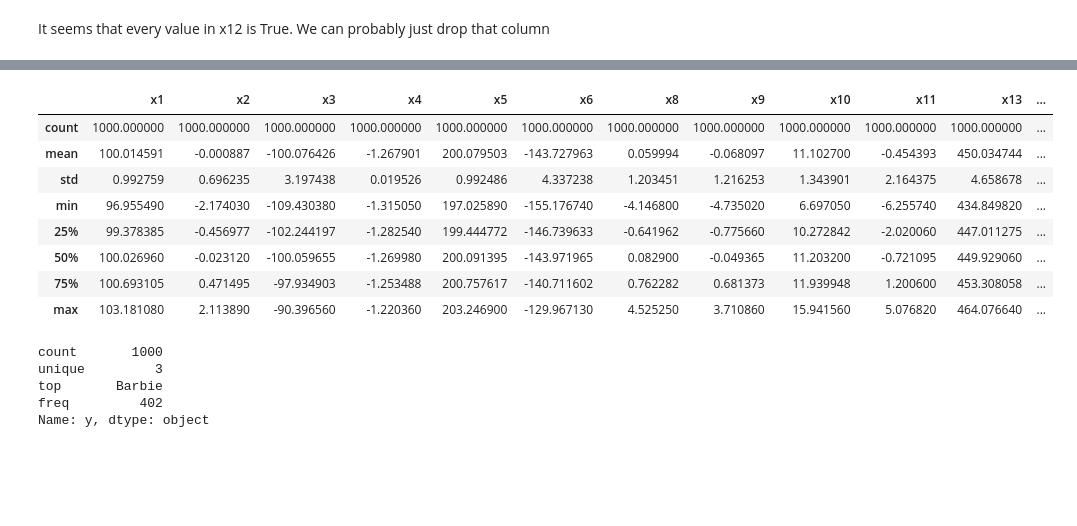
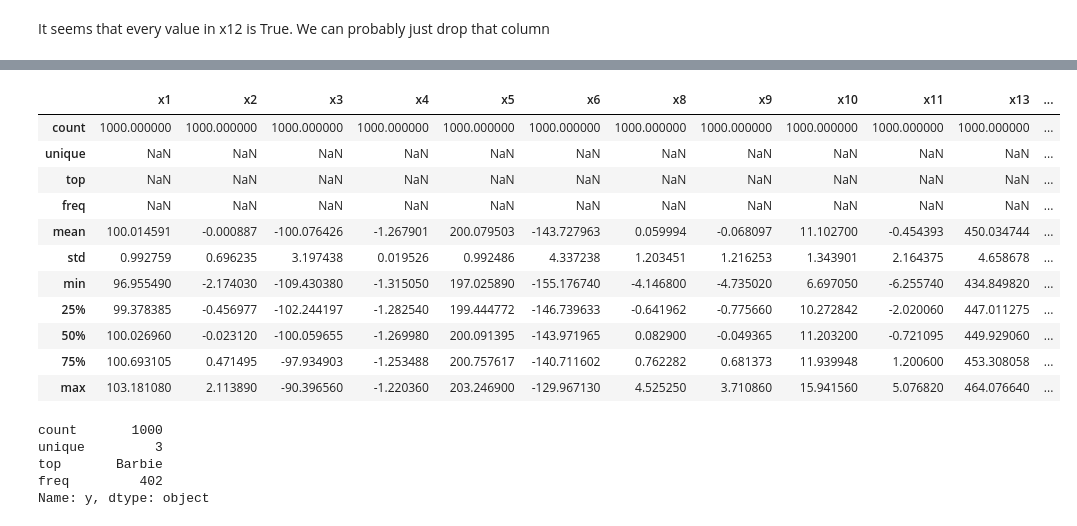
Before and after one commit to samshahriari/ML, a Jupyter notebook: Challenge/Classifier.ipynb, the cells around one changed output, grey strips where cells are left out. Cells and saved outputs as stored; diff of their text form; code cells hidden in the pictures; blank space fills up the shorter version.

```diff
--- a/Challenge/Classifier.ipynb
+++ b/Challenge/Classifier.ipynb
@@ -146,8 +153,11 @@ y = training_data.copy()['y']
 # %%
-X.describe()
+X.describe(include="all")
 # %% [output]
 |  | x1 | x2 | x3 | x4 | x5 | x6 | x8 | x9 | x10 | x11 | x13 | ... |
 | count | 1000.000000 | 1000.000000 | 1000.000000 | 1000.000000 | 1000.000000 | 1000.000000 | 1000.000000 | 1000.000000 | 1000.000000 | 1000.000000 | 1000.000000 | ... |
+| unique | NaN | NaN | NaN | NaN | NaN | NaN | NaN | NaN | NaN | NaN | NaN | ... |
+| top | NaN | NaN | NaN | NaN | NaN | NaN | NaN | NaN | NaN | NaN | NaN | ... |
+| freq | NaN | NaN | NaN | NaN | NaN | NaN | NaN | NaN | NaN | NaN | NaN | ... |
 | mean | 100.014591 | -0.000887 | -100.076426 | -1.267901 | 200.079503 | -143.727963 | 0.059994 | -0.068097 | 11.102700 | -0.454393 | 450.034744 | ... |
 | std | 0.992759 | 0.696235 | 3.197438 | 0.019526 | 0.992486 | 4.337238 | 1.203451 | 1.216253 | 1.343901 | 2.164375 | 4.658678 | ... |
 | min | 96.955490 | -2.174030 | -109.430380 | -1.315050 | 197.025890 | -155.176740 | -4.146800 | -4.735020 | 6.697050 | -6.255740 | 434.849820 | ... |
```
Also changed, not shown: parts of 21 cells of this notebook.
